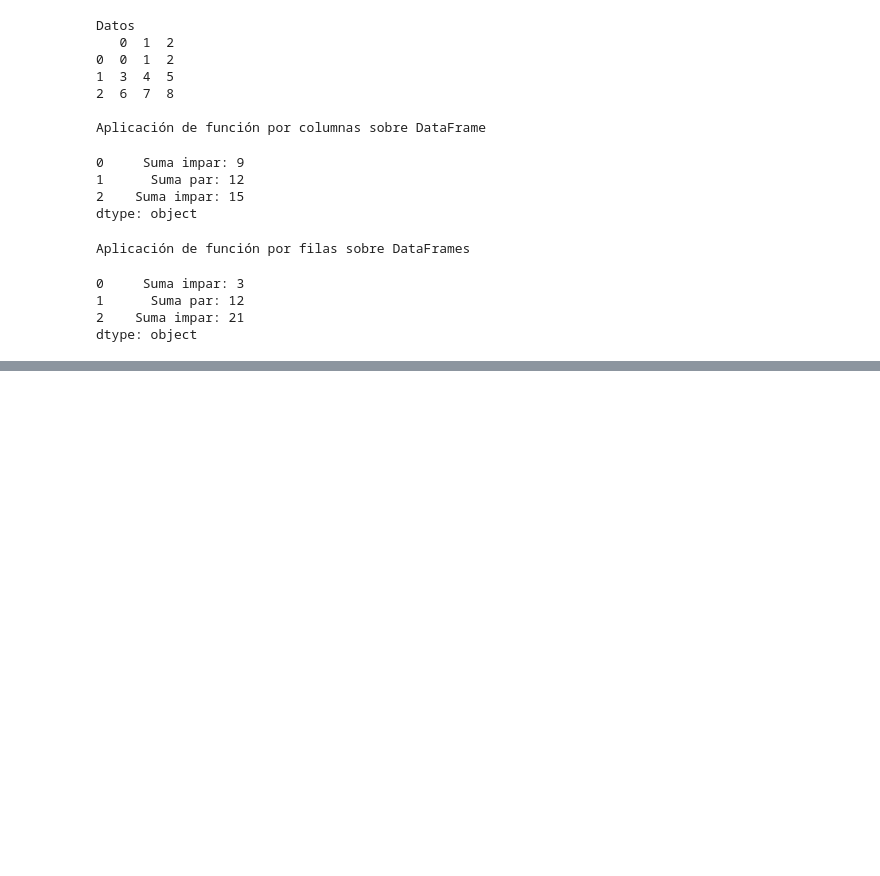
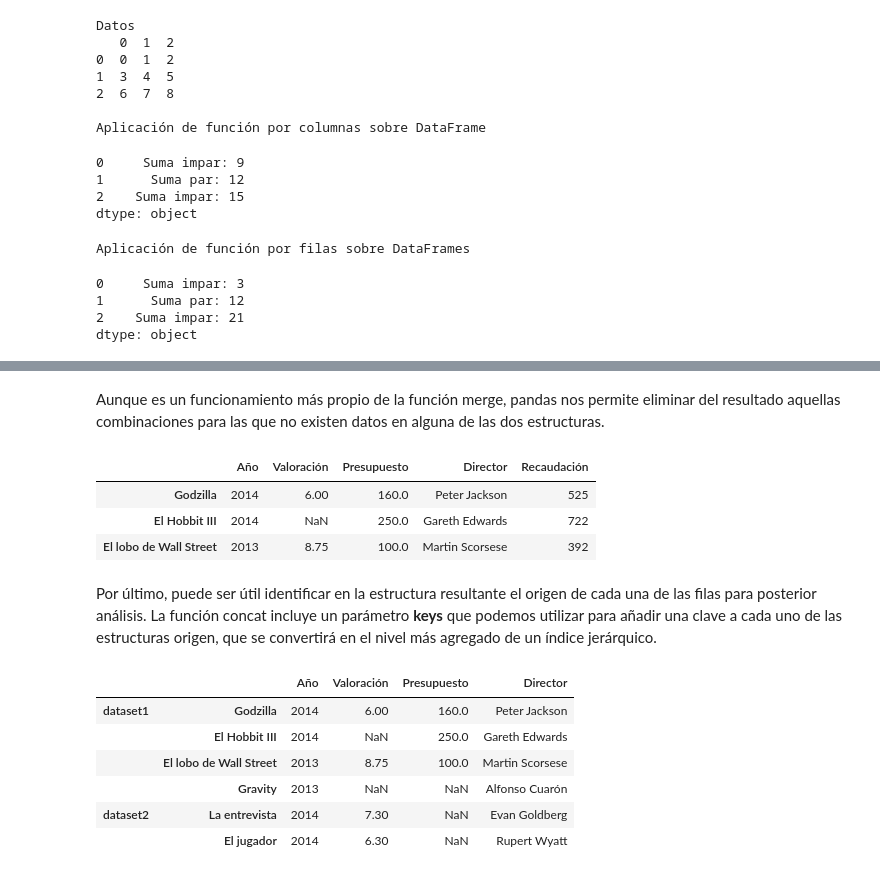
Before and after one commit to yanaySG/proyecto_python_AFI, a Jupyter notebook: Lecciones/3-pandas-notebooks/4. Preparacion y exploracion de datos.ipynb, the cells around one changed output, grey strips where cells are left out. Saved outputs shown, nothing was run; the diff lists cells and outputs as text; code cells hidden in the pictures; blank space fills up the shorter version.

```diff
--- a/Lecciones/3-pandas-notebooks/4. Preparacion y exploracion de datos.ipynb
+++ b/Lecciones/3-pandas-notebooks/4. Preparacion y exploracion de datos.ipynb
@@ -535,0 +672,21 @@ dtype: object
+# %% [markdown]
+Aunque es un funcionamiento más propio de la función merge, pandas nos permite eliminar del resultado aquellas combinaciones para las que no existen datos en alguna de las dos estructuras.
+# %%
+pd.concat([peliculas,peliculas3],axis=1, join='inner')
+# %% [output]
+|  | Año | Valoración | Presupuesto | Director | Recaudación |
+| Godzilla | 2014 | 6.00 | 160.0 | Peter Jackson | 525 |
+| El Hobbit III | 2014 | NaN | 250.0 | Gareth Edwards | 722 |
+| El lobo de Wall Street | 2013 | 8.75 | 100.0 | Martin Scorsese | 392 |
+# %% [markdown]
+Por último, puede ser útil identificar en la estructura resultante el origen de cada una de las filas para posterior análisis. La función concat incluye un parámetro <b>keys</b> que podemos utilizar para añadir una clave a cada uno de las estructuras origen, que se convertirá en el nivel más agregado de un índice jerárquico.
+# %%
+pd.concat([peliculas,peliculas2], keys=['dataset1', 'dataset2'])
+# %% [output]
+|  |  | Año | Valoración | Presupuesto | Director |
+| dataset1 | Godzilla | 2014 | 6.00 | 160.0 | Peter Jackson |
+|  | El Hobbit III | 2014 | NaN | 250.0 | Gareth Edwards |
+|  | El lobo de Wall Street | 2013 | 8.75 | 100.0 | Martin Scorsese |
+|  | Gravity | 2013 | NaN | NaN | Alfonso Cuarón |
+| dataset2 | La entrevista | 2014 | 7.30 | NaN | Evan Goldberg |
+|  | El jugador | 2014 | 6.30 | NaN | Rupert Wyatt |
```
Also changed, not shown: parts of 18 cells of this notebook.
